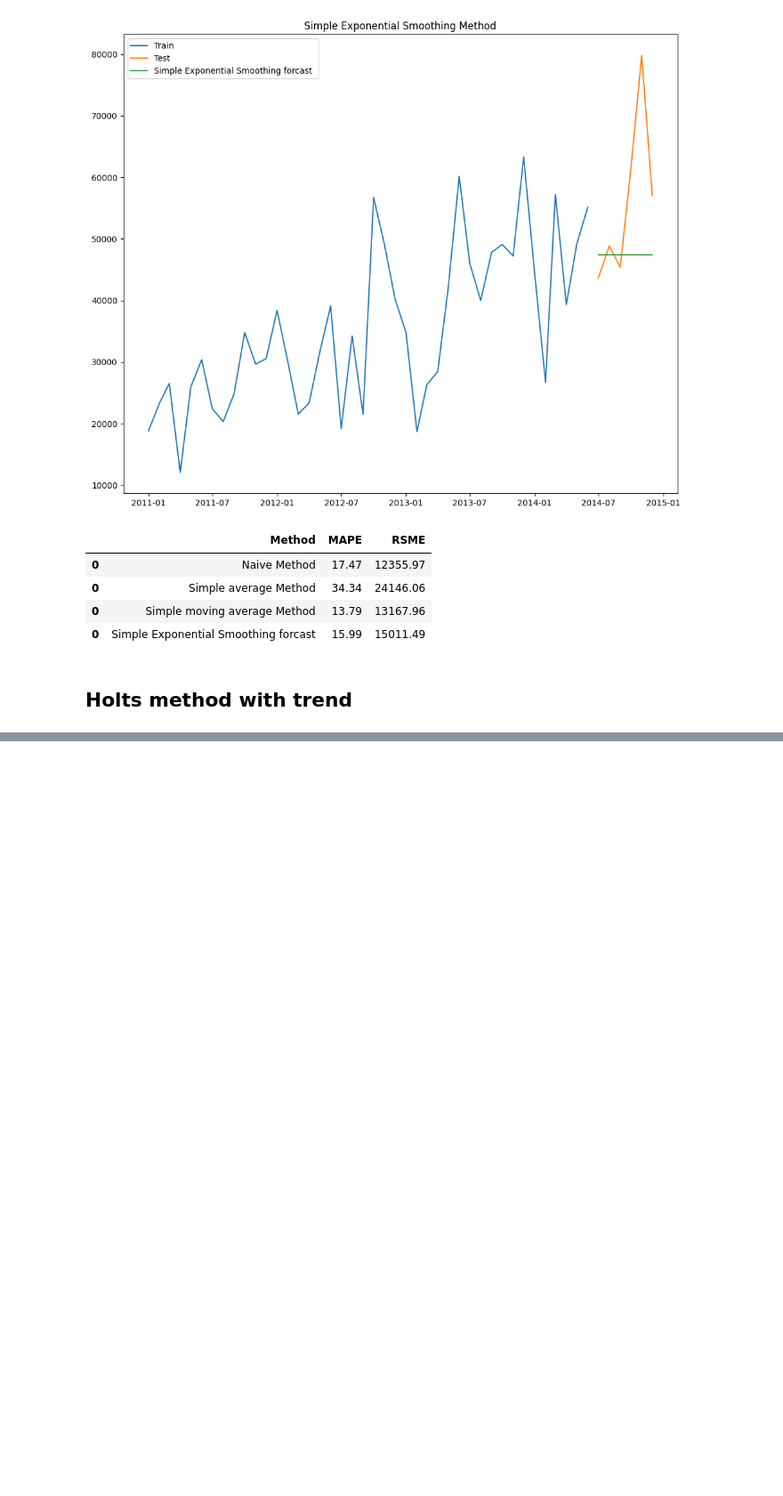
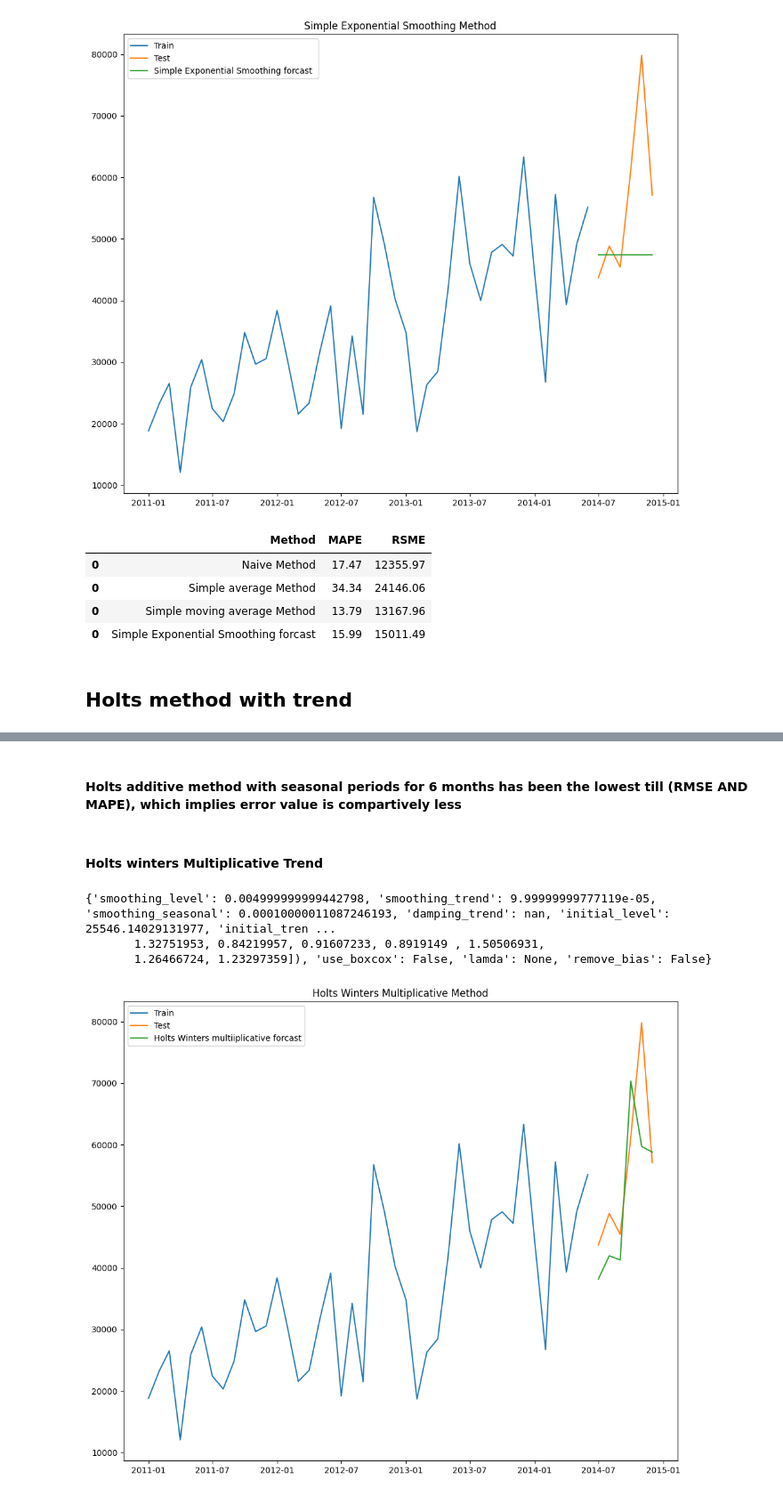
Before and after one commit to ussahil/Global_Mart, a Jupyter notebook: globalSuperStore.ipynb, the cells around one changed output, grey strips where cells are left out. Shown at 89% size. Saved outputs shown, nothing was run; the diff lists cells and outputs as text; code cells hidden in the pictures; blank space fills up the shorter version.

```diff
--- a/globalSuperStore.ipynb
+++ b/globalSuperStore.ipynb
@@ -430,0 +529,24 @@ results
+# %% [markdown]
+#### Holts additive method with seasonal periods for 6 months has been the lowest till (RMSE AND MAPE), which implies error value is compartively less
+# %% [markdown]
+#### Holts winters Multiplicative Trend
+# %%
+y_hat_hwm = test_df.copy()
+model = ExponentialSmoothing(np.asarray(train_df['Sales']),seasonal_periods =12,trend='add',seasonal='mul')
+model_fit = model.fit(optimized = True)
+print(model_fit.params)
+y_hat_hwm['hw_forecast'] = model_fit.forecast(6)
+# %% [output]
+{'smoothing_level': 0.004999999999442798, 'smoothing_trend': 9.99999999777119e-05, 'smoothing_seasonal': 0.00010000011087246193, 'damping_trend': nan, 'initial_level': 25546.14029131977, 'initial_tren ...
+       1.32751953, 0.84219957, 0.91607233, 0.8919149 , 1.50506931,
+       1.26466724, 1.23297359]), 'use_boxcox': False, 'lamda': None, 'remove_bias': False}
+# %%
+# Plot
+plt.plot(train_df['Sales'],label='Train')
+plt.plot(test_df['Sales'],label='Test')
+plt.plot(y_hat_hwm['hw_forecast'],label ='Holts Winters multiiplicative forcast')
+plt.legend(loc='best')
+plt.title('Holts Winters Multiplicative Method')
+plt.show()
+# %% [output]
+[figure, added]
```
Also changed, not shown: parts of 15 cells of this notebook, 5 other files.
